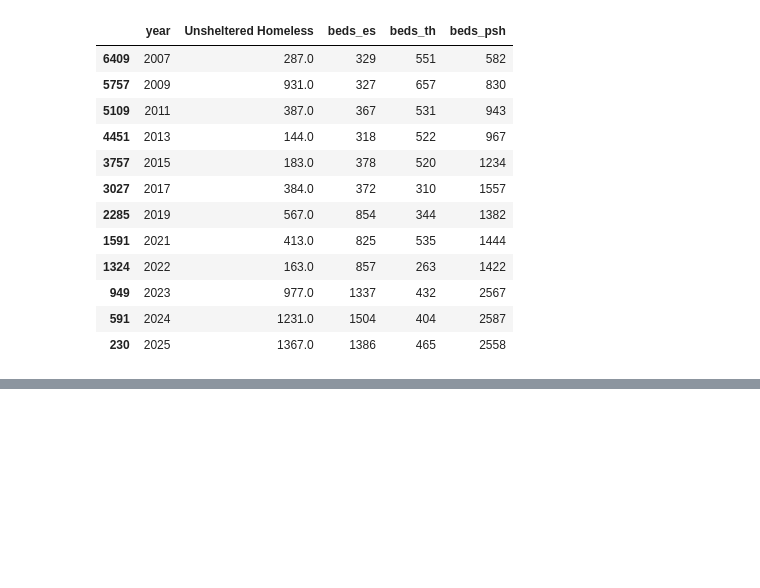
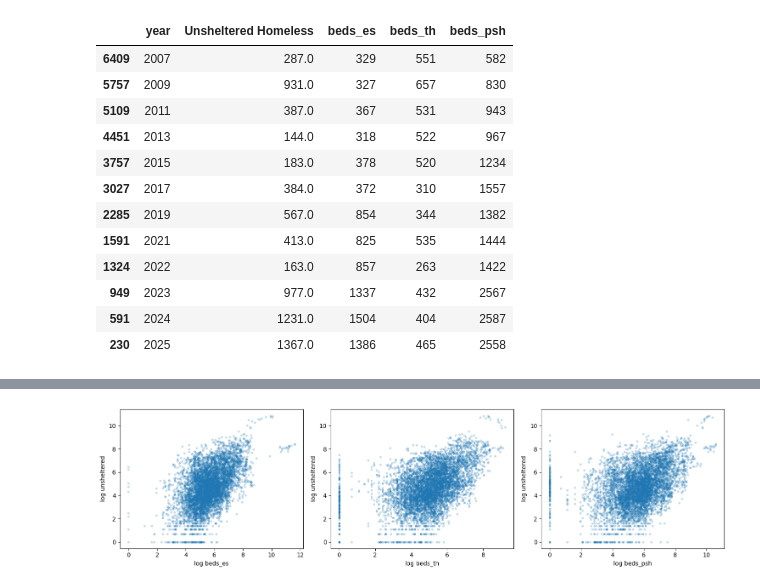
Before and after one commit to hmsealy/Capstone-Data-science-Class-, a Jupyter notebook: homeless.ipynb, the cells around one changed output, grey strips where cells are left out. Drawn from its saved outputs; the diff is of its cells as text; code cells hidden in the pictures; blank space fills up the shorter version.

```diff
--- a/homeless.ipynb
+++ b/homeless.ipynb
@@ -725,0 +753,12 @@ df.to_csv(folder + 'merged_clean.csv', index=False)
+# %%
+fig, axes = plt.subplots(1, 3, figsize=(15, 4))
+
+for ax, col in zip(axes, ['beds_es', 'beds_th', 'beds_psh']):
+    ax.scatter(np.log1p(df[col]), np.log1p(df['Unsheltered Homeless']), alpha=0.2, s=8)
+    ax.set_xlabel(f'log {col}')
+    ax.set_ylabel('log unsheltered')
+
+plt.tight_layout()
+plt.show()
+# %% [output]
+[figure, added]
```
Also changed, not shown: parts of 5 cells of this notebook.
